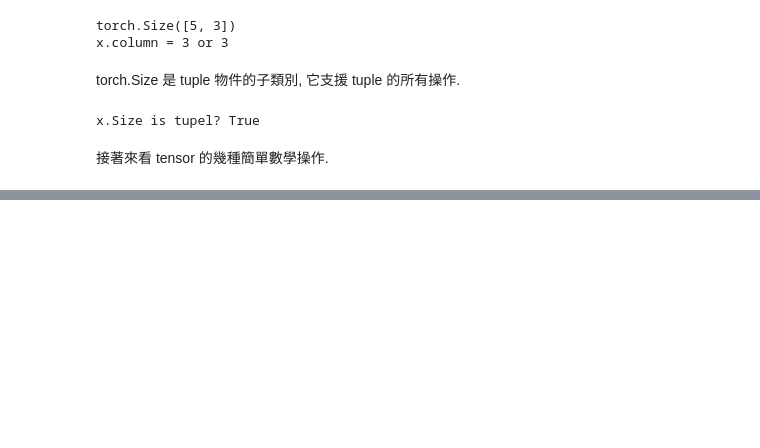
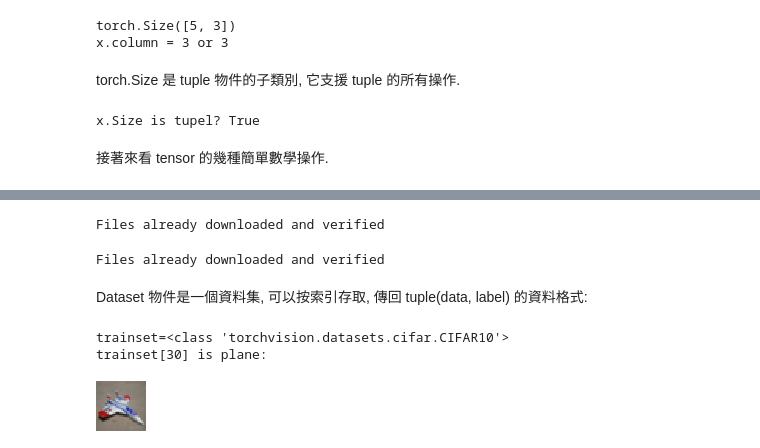
Before and after one commit to johnklee/pytorch_tutorials, a Jupyter notebook: ch02/ch2-2_Introduction.ipynb, the cells around one changed output, grey strips where cells are left out. Cells and saved outputs as stored; diff of their text form; code cells hidden in the pictures; blank space fills up the shorter version.

```diff
--- a/ch02/ch2-2_Introduction.ipynb
+++ b/ch02/ch2-2_Introduction.ipynb
@@ -141,0 +425,67 @@ tensor([[0.5100, 1.0149, 0.5216],
+# %%
+import torchvision as tv
+import torchvision.transforms as transforms
+from torchvision.transforms import ToPILImage
+
+show = ToPILImage() # 把 Tensor 轉成 Image 以方便可視化
+
+# 第一次運行程式 torchversion 會自動下載 CIFAR-10 資料集
+# 大約 100 MB, 需花費一點時間.
+# 如果已經曾經下載 CIFAR-10, 可通過 root 參數指定路徑
+
+# 定義對資料的預處理
+# https://pytorch.org/docs/stable/torchvision/transforms.html#torchvision.transforms.Normalize
+transform = transforms.Compose([
+    transforms.ToTensor(),  # 轉成 Tensor
+    transforms.Normalize((0.5, 0.5, 0.5), (0.5, 0.5, 0.5))
+])
+
+# 訓練集
+trainset = tv.datasets.CIFAR10(
+    root='C:\\tmp\\pytorch_data',
+    train=True,
+    download=True,
+    transform=transform
+)
+
+trainloader = t.utils.data.DataLoader(
+    trainset,
+    batch_size=4,
+    shuffle=True,
+    num_workers=2
+)
+# %% [output]
+Files already downloaded and verified
+# %%
+# 測試集
+testset = tv.datasets.CIFAR10(
+    root='C:\\tmp\\pytorch_data',
+    train=False,
+    download=True,
+    transform=transform
+)
+
+testloader = t.utils.data.DataLoader(
+    testset,
+    batch_size=4,
+    shuffle=False,
+    num_workers=2
+)
+# %% [output]
+Files already downloaded and verified
+# %% [markdown]
+Dataset 物件是一個資料集, 可以按索引存取, 傳回 tuple(data, label) 的資料格式:
+# %%
+print("trainset={}".format(trainset.__class__))
+classes = ['plane', 'car', 'bird', 'cat', 'deer', 'dog', 'frog', 'horse', 'ship', 'truck']
+
+row = 30
+(data, label) = trainset[row]
+
+# (data + 1) / 2 是為了還原被 Normalized 的資料
+print("trainset[{}] is {}:".format(row, classes[label]))
+show((data+1)/2).resize((50, 50))
+# %% [output]
+trainset=<class 'torchvision.datasets.cifar.CIFAR10'>
+trainset[30] is plane:
+[figure, added]
```
Also changed, not shown: parts of 62 cells of this notebook, 3 other files.
